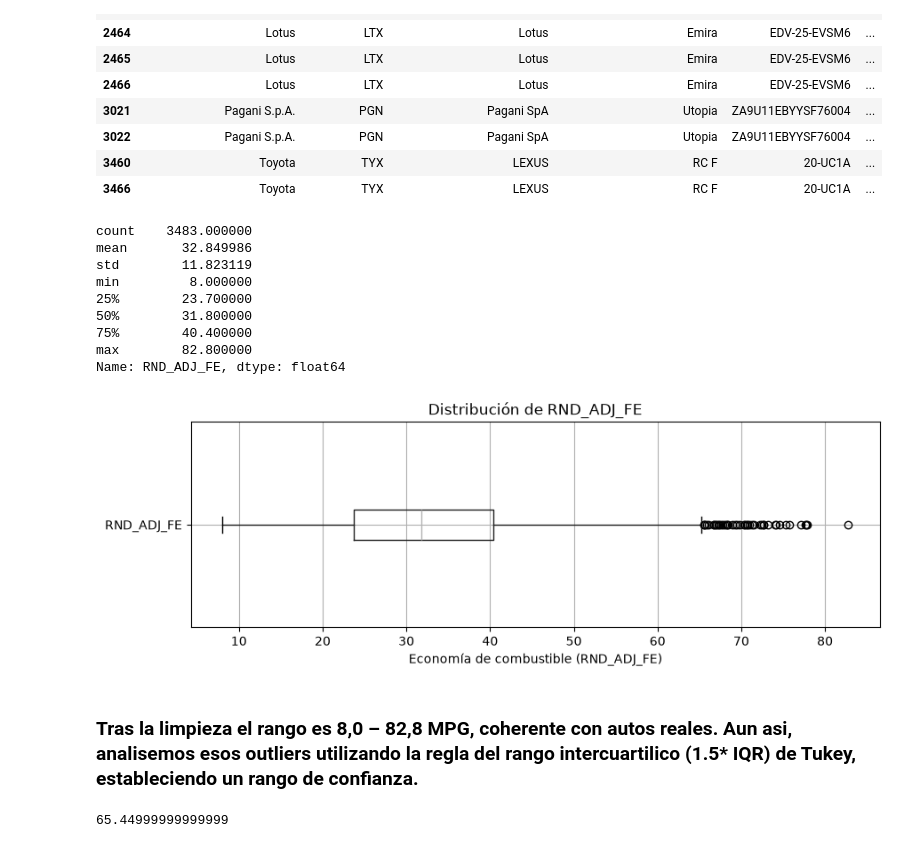
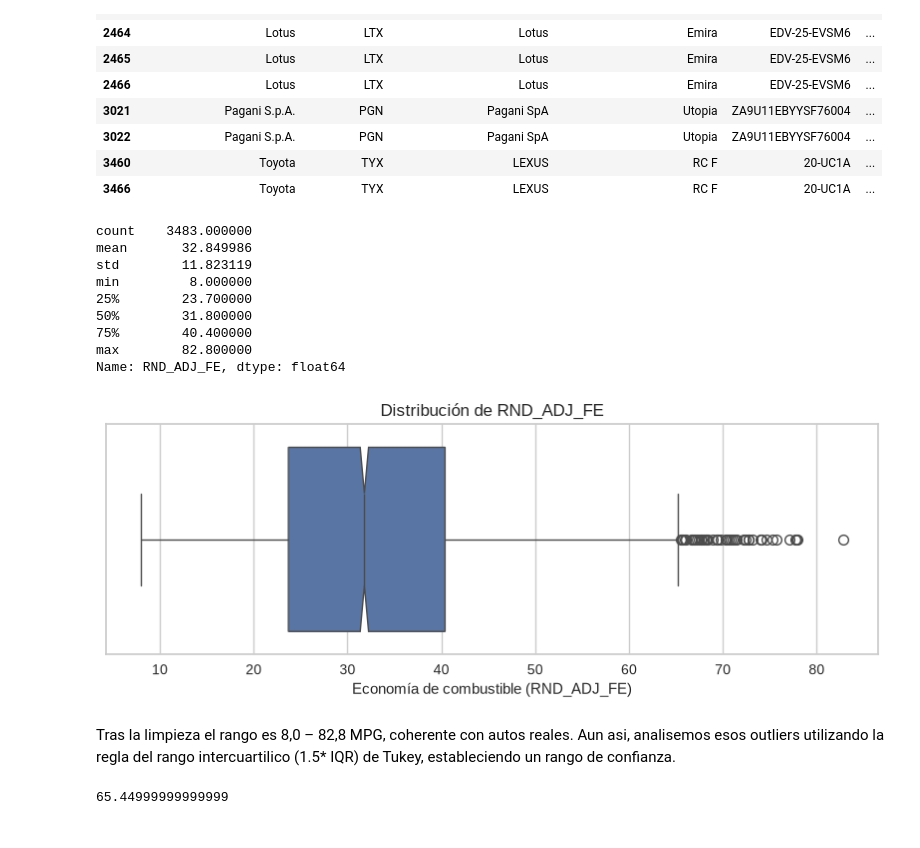
Before and after one commit to mdelrosariocoronado/tpe_fundamentos_2026, a Jupyter notebook: entrega.ipynb, the cells around one changed output. Saved outputs shown, nothing was run; the diff lists cells and outputs as text; code cells hidden in the pictures.

```diff
--- a/entrega.ipynb
+++ b/entrega.ipynb
@@ -576,12 +655,0 @@ valores_unicos
-# %%
-mapa_traccion = {
-    "F": "2-Wheel Drive, Front",
-    "R": "2-Wheel Drive, Rear",
-    "4": "4-Wheel Drive",
-    "A": "All Wheel Drive",
-    "P": "Part-time 4-Wheel Drive",
-}
-
-hi_bi_catedra["Drive System Description"] = (
-    hi_bi_catedra["Drive System Code"].map(mapa_traccion)
-)
@@ -681,28 +739,34 @@ hi_bi_catedra[ (hi_bi_catedra["RND_ADJ_FE"] > 4000) & (hi_bi_catedra["RND_ADJ_FE
 | 3460 | Toyota | TYX | LEXUS | RC F | 20-UC1A | ... |
 | 3466 | Toyota | TYX | LEXUS | RC F | 20-UC1A | ... |
 # %%
+
 hi_bi_catedra = hi_bi_catedra[hi_bi_catedra["RND_ADJ_FE"] <= 4000]
 
 print(hi_bi_catedra["RND_ADJ_FE"].describe())
 
-hi_bi_catedra.boxplot(column="RND_ADJ_FE", vert=False, figsize=(10, 3))
+plt.figure(figsize=(10, 3))
+
+sns.boxplot(
+    x=hi_bi_catedra["RND_ADJ_FE"],
+    color="#4C72B0", notch=True
+)
 
 plt.title("Distribución de RND_ADJ_FE")
 plt.xlabel("Economía de combustible (RND_ADJ_FE)")
 plt.show()
 # %% [output]
 count    3483.000000
 mean       32.849986
 std        11.823119
 min         8.000000
 25%        23.700000
 50%        31.800000
 75%        40.400000
 max        82.800000
 Name: RND_ADJ_FE, dtype: float64
-[figure, old version]
+[figure, new version]
 # %% [markdown]
-### Tras la limpieza el rango es 8,0 – 82,8 MPG, coherente con autos reales. Aun asi, analisemos esos outliers utilizando la regla del rango intercuartilico (1.5* IQR) de Tukey, estableciendo un rango de confianza.
+Tras la limpieza el rango es 8,0 – 82,8 MPG, coherente con autos reales. Aun asi, analisemos esos outliers utilizando la regla del rango intercuartilico (1.5* IQR) de Tukey, estableciendo un rango de confianza.
 # %%
 cuantil_1 = hi_bi_catedra["RND_ADJ_FE"].quantile(0.25)
 cuantil_3 = hi_bi_catedra["RND_ADJ_FE"].quantile(0.75)
```
Also changed, not shown: parts of 94 cells of this notebook.
